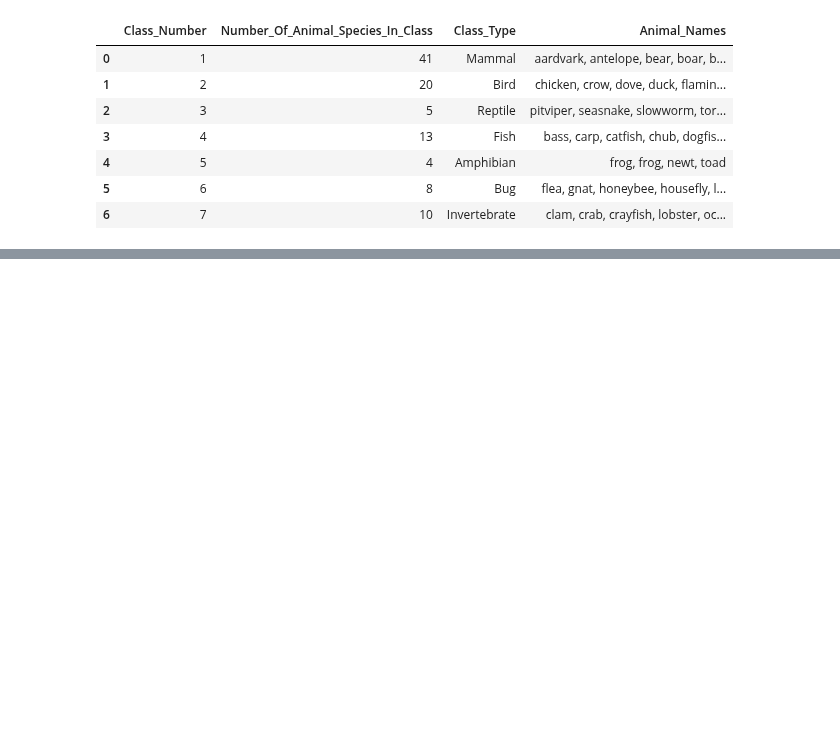
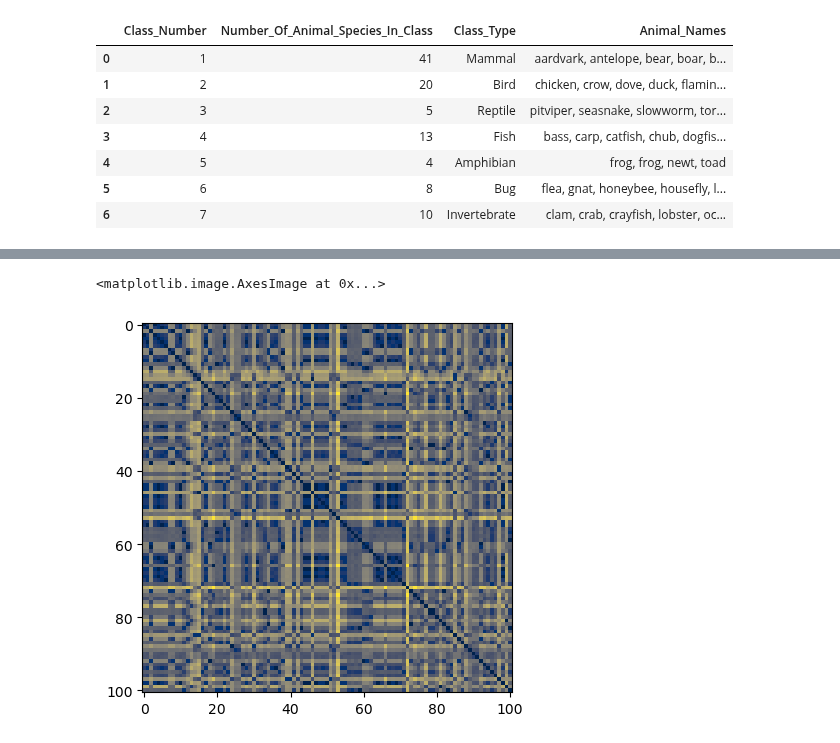
Before and after one commit to tundraparisi/dscoding-projects, a Jupyter notebook: Akash.Mittal/src/zoodata.ipynb, the cells around one changed output, grey strips where cells are left out. Drawn from its saved outputs; the diff is of its cells as text; code cells hidden in the pictures; blank space fills up the shorter version.

```diff
--- a/Akash.Mittal/src/zoodata.ipynb
+++ b/Akash.Mittal/src/zoodata.ipynb
@@ -58,0 +133,2 @@ df_animals
+# %%
+pair_wise_distance = np.linalg.norm(anim_features.values[:, np.newaxis, :] - anim_features.values, axis=2)
@@ -58,0 +153,5 @@ df_animals
+# %%
+plt.imshow(pair_wise_distance, cmap='cividis', interpolation='none')
+# %% [output]
+<matplotlib.image.AxesImage at 0x...>
+[figure, added]
```
Also changed, not shown: parts of 24 cells of this notebook.
